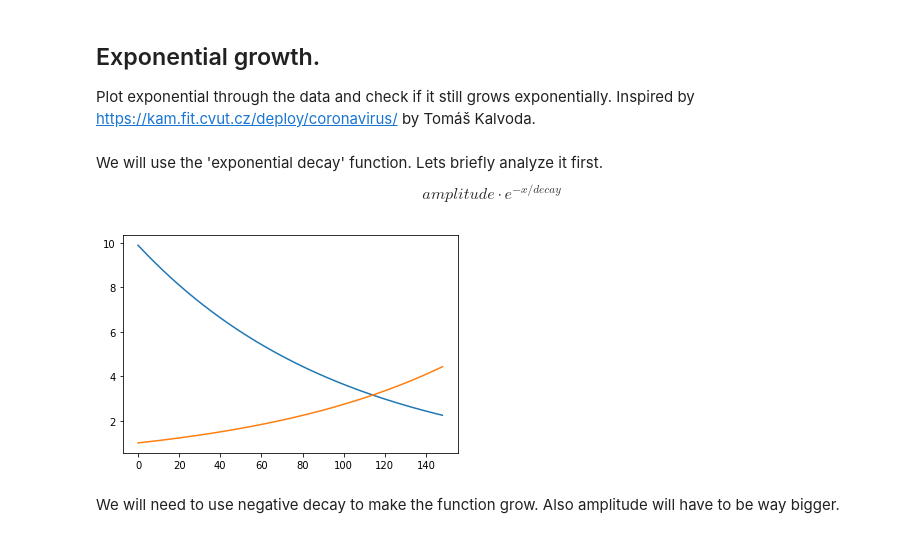
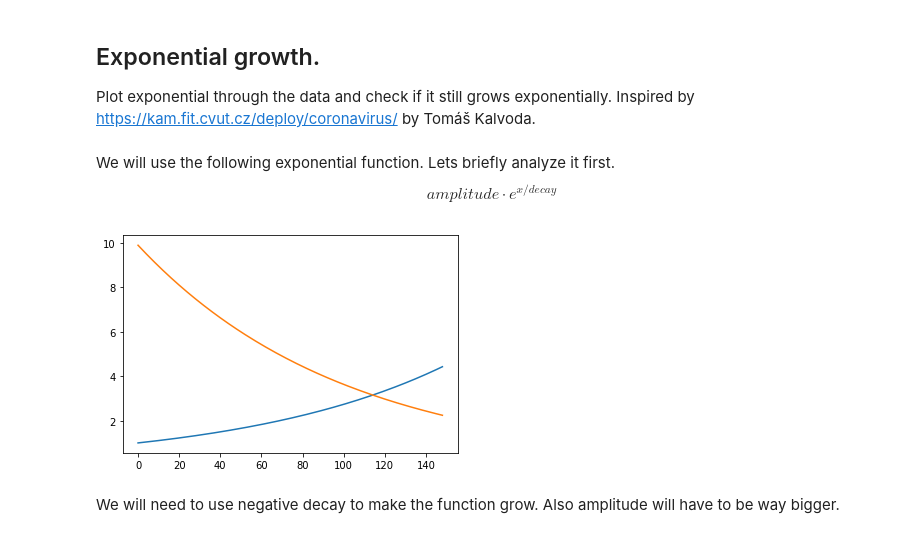
Before and after one commit to Gregofi/corona-czechia, a Jupyter notebook: corona.ipynb, the cells around one changed output. Cells and saved outputs as stored; diff of their text form; code cells hidden in the pictures.

Commit message:
Changed the exponential function from decay to grow

```diff
--- a/corona.ipynb
+++ b/corona.ipynb
@@ -168,20 +168,20 @@ corona.plot(x='date', y='positive_acc', color='red', figsize=(12,6),lw=3, logy=T
 Plot exponential through the data and check if it still grows exponentially.
 Inspired by https://kam.fit.cvut.cz/deploy/coronavirus/ by Tomáš Kalvoda.
 # %% [markdown]
-We will use the 'exponential decay' function. Lets briefly analyze it first.
-$$ amplitude \cdot e^{-x/decay} $$
+We will use the following exponential function. Lets briefly analyze it first.
+$$ amplitude \cdot e^{x/decay} $$
 # %%
 def exp_decay(x, ampl, decay):
-    return ampl * np.exp(-x / decay)
+    return ampl * np.exp(x / decay)
 # %%
-exp_values_neg = [exp_decay(x, 1, -100) for x in range(1, 150)]
-exp_values = [exp_decay(x, 10, 100) for x in range(1, 150)]
+exp_values_neg = [exp_decay(x, 10, -100) for x in range(1, 150)]
+exp_values = [exp_decay(x, 1, 100) for x in range(1, 150)]
 
 plt.plot(range(0,len(exp_values)), exp_values)
 plt.plot(range(0,len(exp_values_neg)), exp_values_neg)
 plt.show()
 # %% [output]
-[figure, old version]
+[figure, new version]
 # %% [markdown]
 We will need to use negative decay to make the function grow. Also amplitude will have to be way bigger.
 # %%
```
Also changed, not shown: parts of 7 cells of this notebook.
